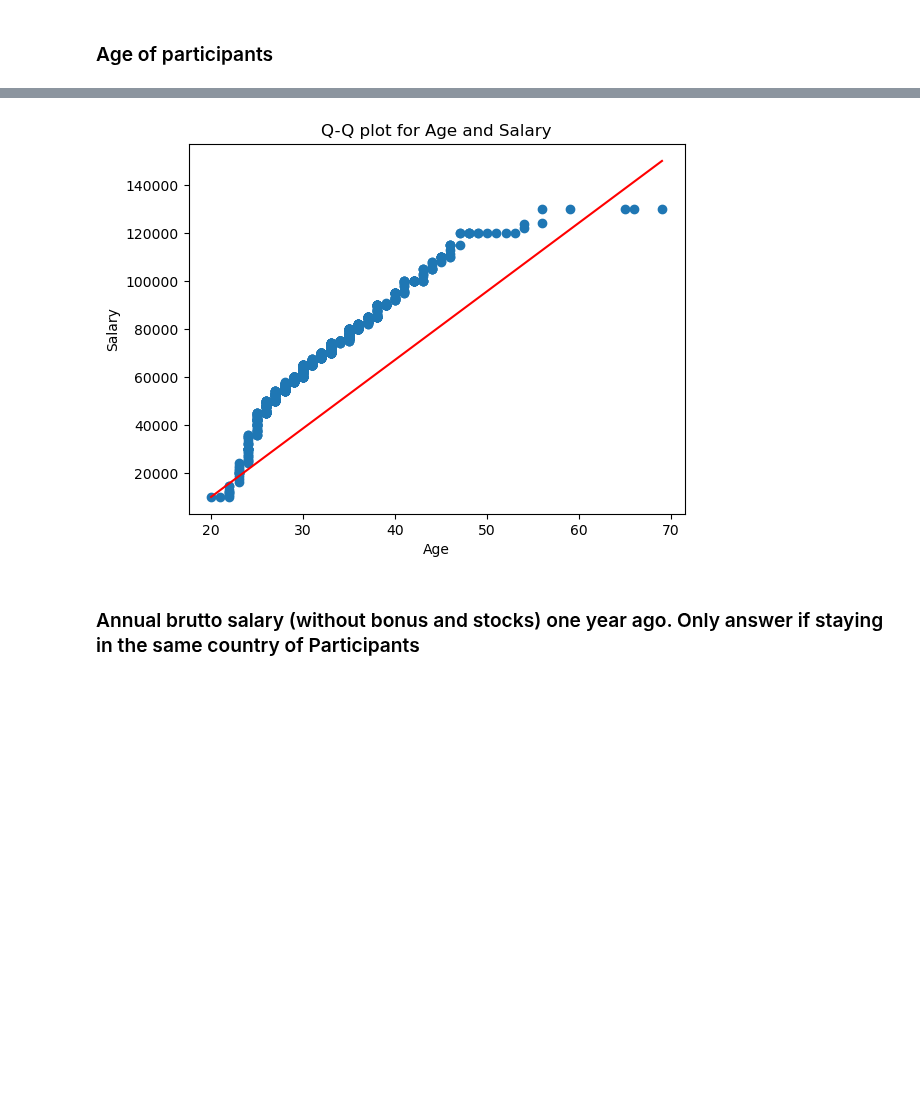
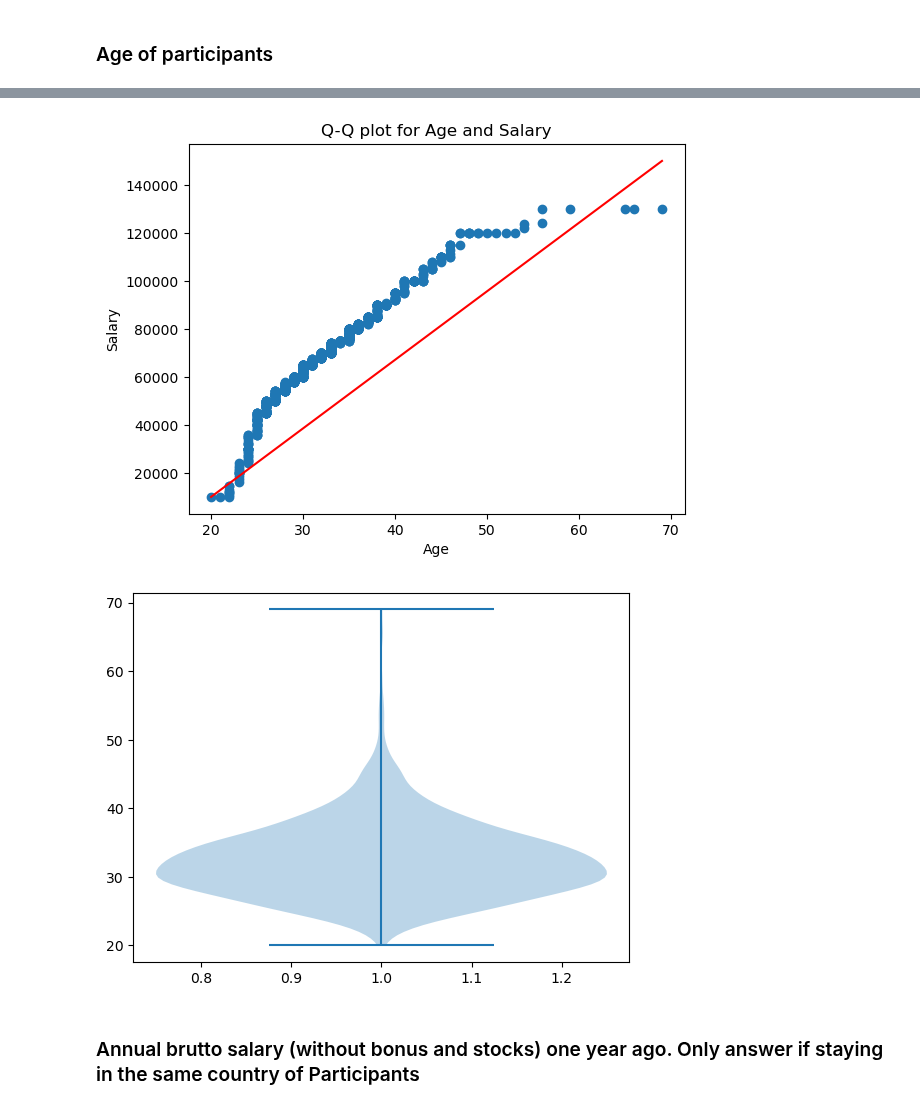
Before and after one commit to MatejMistik/upa-p2-data-analysis, a Jupyter notebook: main.ipynb, the cells around one changed output, grey strips where cells are left out. Cells and saved outputs as stored; diff of their text form; code cells hidden in the pictures; blank space fills up the shorter version.

Commit message:
added violin graph for age.

```diff
--- a/main.ipynb
+++ b/main.ipynb
@@ -160,33 +160,41 @@ fig, (ax_box,ax_hist) = plt.subplots(2,figsize=(15,8))
 
 sns.boxplot(data=df,x='Age',ax=ax_box)
 ax_box.set(xlabel="")
 sns.histplot(data=df,x='Age',kde=True,ax=ax_hist)
 
 
 plt.xticks(fontsize=13,rotation=90)
 plt.xlabel("Age of survey participants",fontsize=14)
 plt.yticks(fontsize=13)
 plt.ylabel("Frequencies",fontsize=14)
 plt.show()
 plt.close()
 df['Age'].describe()
 
 # create Q-Q plot for age and salary
 
 plt.figure()
 plt.scatter(np.sort(df['Age']), np.sort(df['Yearly brutto salary (without bonus and stocks) in EUR']))
 plt.xlabel('Age')
 plt.ylabel('Salary')
 plt.title('Q-Q plot for Age and Salary')
 # add the line y=x
 x = np.array([df['Age'].min(), df['Age'].max()])
 y = np.array([df['Yearly brutto salary (without bonus and stocks) in EUR'].min(),150000])
 plt.plot(x, y, color='red')
 plt.show()
 plt.close()
+
+# create violin graph for number of vacation days
+
+plt.figure()
+plt.violinplot(df['Age'].dropna())
+
+plt.show()
 # %% [output]
 [figure]
 [figure]
+[figure, added]
 # %% [markdown]
 ### Annual brutto salary (without bonus and stocks) one year ago. Only answer if staying in the same country of Participants
 # %%
```
